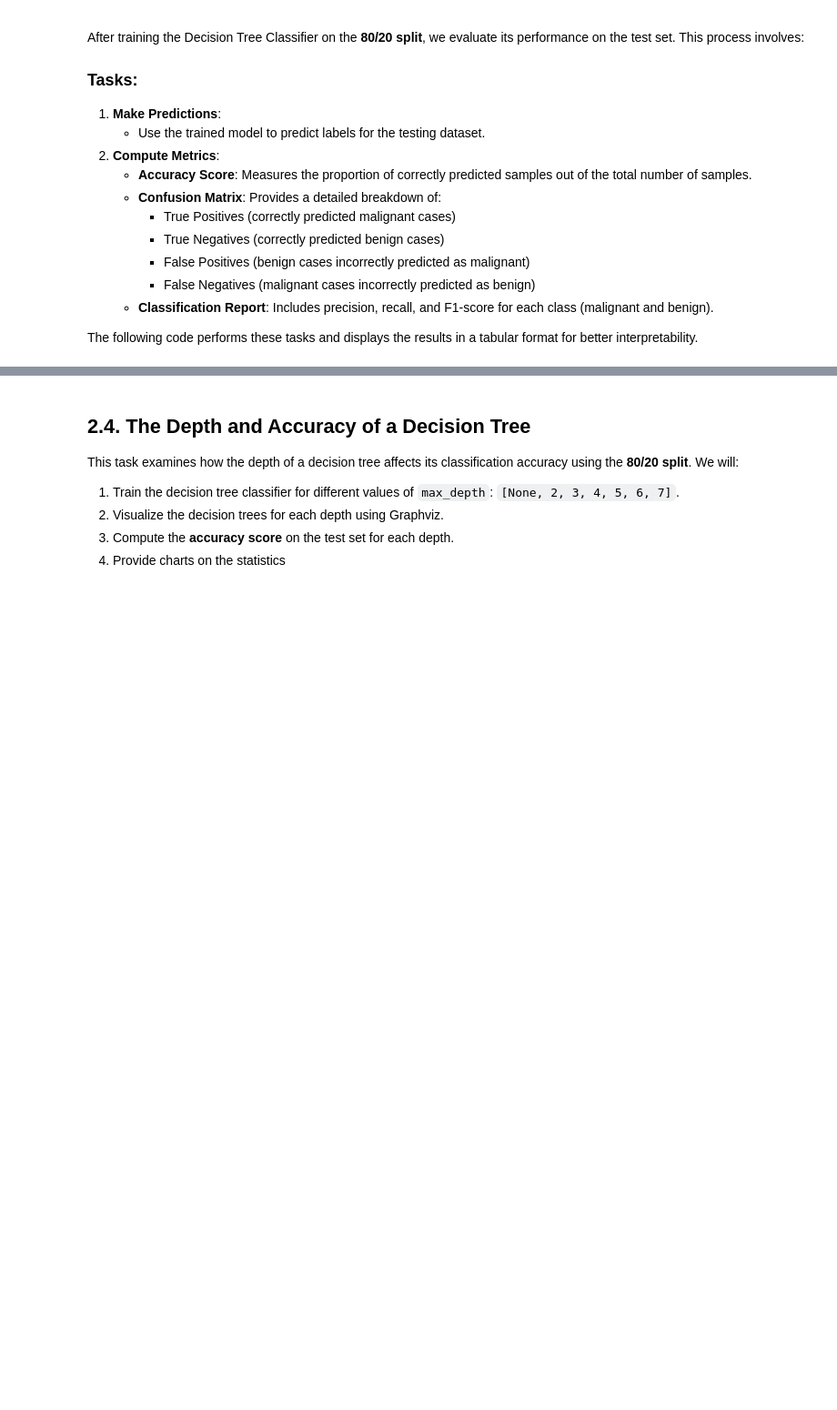
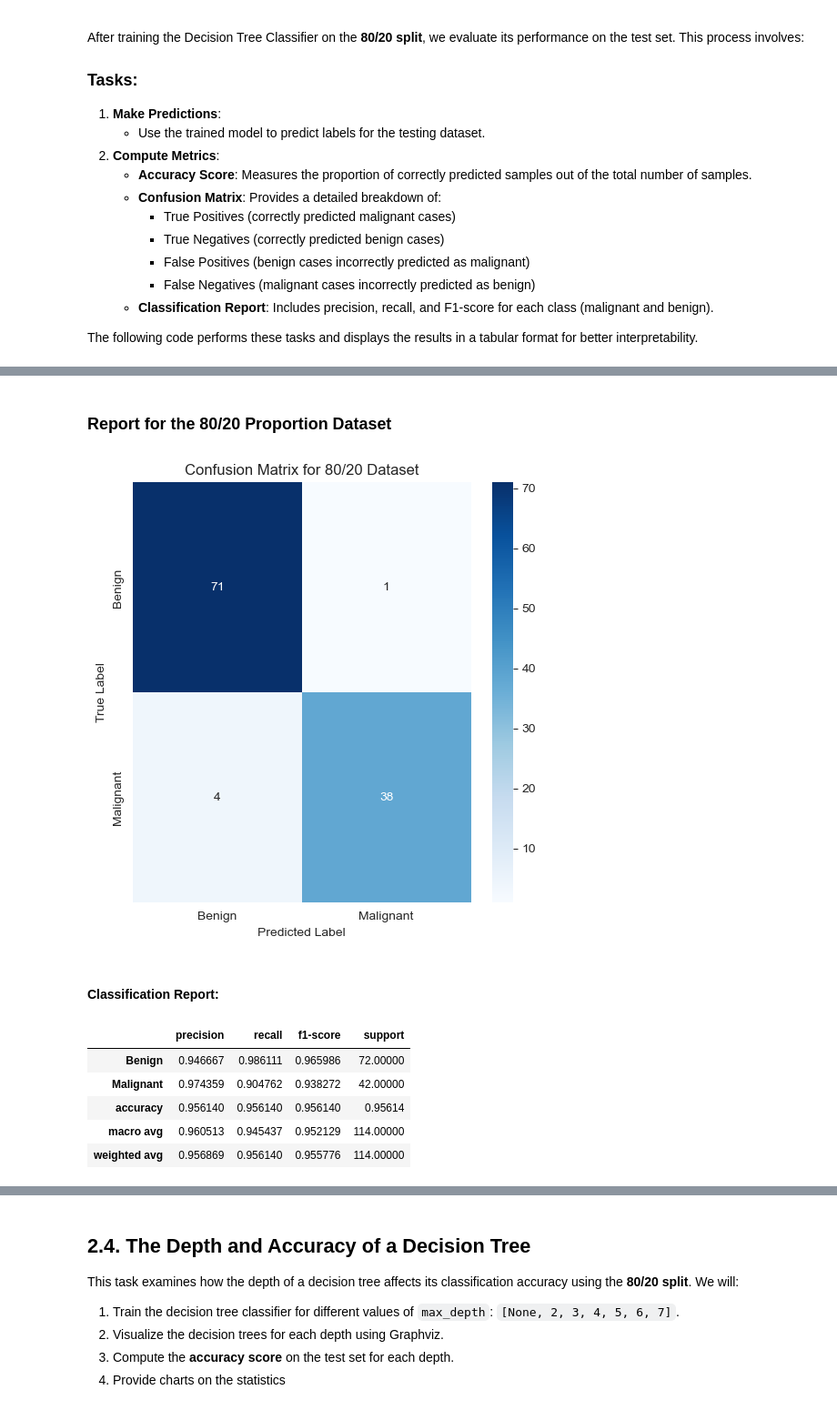
Before and after one commit to daobathanhh/Decision-Tree, a Jupyter notebook: Breast Cancer/breast_cancer_analysis.ipynb, the cells around one changed output, grey strips where cells are left out. Shown at 91% size. Drawn from its saved outputs; the diff is of its cells as text; code cells hidden in the pictures; blank space fills up the shorter version.

```diff
--- a/Breast Cancer/breast_cancer_analysis.ipynb
+++ b/Breast Cancer/breast_cancer_analysis.ipynb
@@ -368,0 +437,12 @@ The decision tree classifier demonstrates strong performance with perfect precis
+# %%
+evaluate_proportion("80/20")
+# %% [output]
+### Report for the 80/20 Proportion Dataset
+[figure, added]
+#### Classification Report:
+|  | precision | recall | f1-score | support |
+| Benign | 0.946667 | 0.986111 | 0.965986 | 72.00000 |
+| Malignant | 0.974359 | 0.904762 | 0.938272 | 42.00000 |
+| accuracy | 0.956140 | 0.956140 | 0.956140 | 0.95614 |
+| macro avg | 0.960513 | 0.945437 | 0.952129 | 114.00000 |
+| weighted avg | 0.956869 | 0.956140 | 0.955776 | 114.00000 |
```
Also changed, not shown: parts of 50 cells of this notebook, 9 other files.
